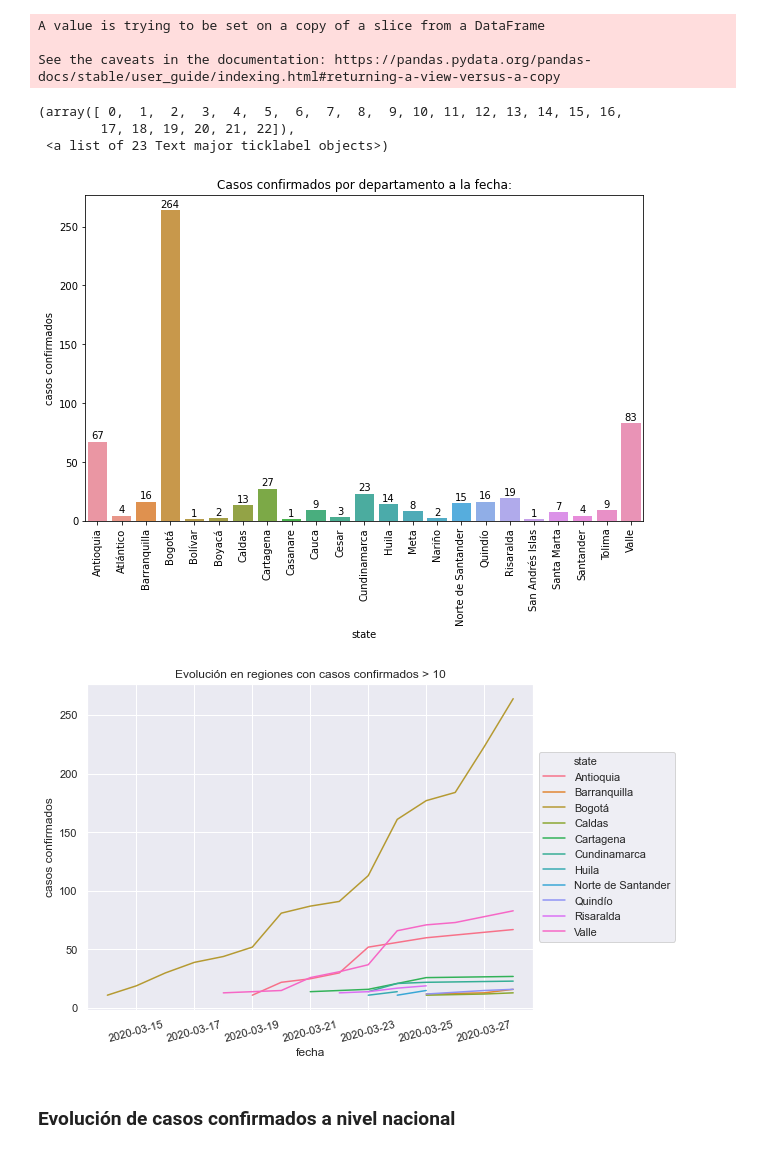
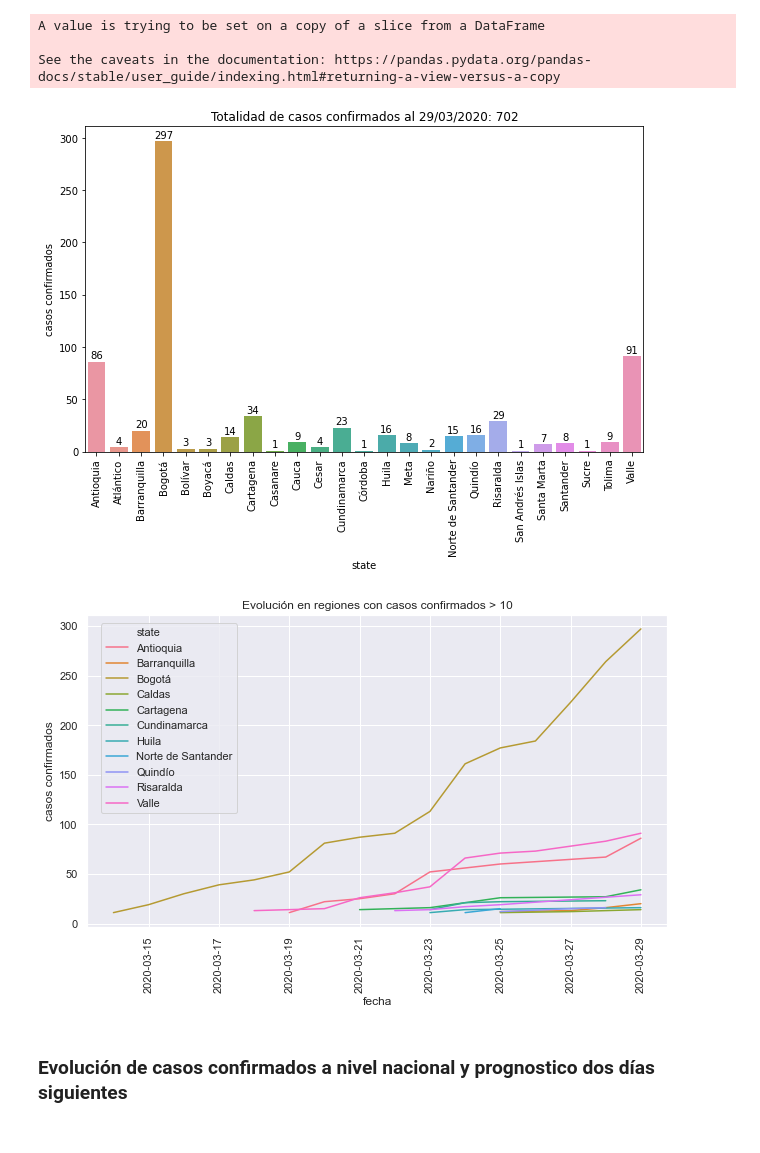
Before and after one commit to cesarliz10/covid_colombia, a Jupyter notebook: Analisis casos identificados covid-19 Colombia.ipynb, the cells around one changed output. Saved outputs shown, nothing was run; the diff lists cells and outputs as text; code cells hidden in the pictures.

```diff
--- a/Analisis casos identificados covid-19 Colombia.ipynb
+++ b/Analisis casos identificados covid-19 Colombia.ipynb
@@ -15,7 +15,7 @@ import seaborn as sns
 import matplotlib.pyplot as plt
 from scipy.optimize import curve_fit
 # %%
-confirmed_cases = pd.read_csv("casos_03_28.csv")
+confirmed_cases = pd.read_csv("casos_03_29.csv")
 confirmed_cases
 # %% [output]
 |  | ID de caso | Fecha de diagnóstico | Ciudad de ubicación | Departamento | Atención | Edad | Sexo | ... |
@@ -58,37 +58,36 @@ See the caveats in the documentation: https://pandas.pydata.org/pandas-docs/stab
 # %%
 plt.figure(figsize=(10,6))
 ss = df_state.groupby(['state']).cum_sum.max().reset_index()
+
 sns.barplot(x='state',y='cum_sum',data=ss)
 for i in ss.index:
     plt.gca().text(i , ss.loc[i,'cum_sum'] +1, str(int(ss.loc[i,'cum_sum'])),
             ha='center', va='bottom')
-plt.title("Casos confirmados por departamento a la fecha:")
+plt.title(f"Totalidad de casos confirmados al {df.date.max().strftime('%d/%m/%Y')}: {int(ss.cum_sum.sum())}")
 plt.ylabel('casos confirmados')
 plt.xticks(rotation=90)
-#plt.gca().set_yscale('log')
+plt.savefig('casos_por_departamentos.png')
 # %% [output]
-(array([ 0,  1,  2,  3,  4,  5,  6,  7,  8,  9, 10, 11, 12, 13, 14, 15, 16,
-        17, 18, 19, 20, 21, 22]),
- <a list of 23 Text major ticklabel objects>)
-[figure, old version]
+[figure, new version]
 # %%
-plt.figure(figsize=(10,6))
+plt.figure(figsize=(9,6))
 sns.set()
 sns.lineplot(x="date", y="cum_sum",
              hue="state",
              data=df_state[df_state.cum_sum>10])
 box = plt.gca().get_position()
-plt.gca().set_position([box.x0, box.y0, box.width * 0.8, box.height])
-plt.gca().legend(loc='center left', bbox_to_anchor=(1, 0.5))
-plt.xticks(rotation=15)
+#plt.gca().set_position([box.x0, box.y0, box.width * 0.8, box.height])
+plt.gca().legend(loc='upper left', bbox_to_anchor=(0.015, 0.99))
+plt.xticks(rotation=90)
 plt.xlabel('fecha')
 plt.ylabel('casos confirmados')
 plt.title('Evolución en regiones con casos confirmados > 10')
-plt.show()
+plt.tight_layout()
+plt.savefig('evolucion_por_departamentos.png')
 # %% [output]
-[figure, old version]
+[figure, new version]
 # %% [markdown]
-###  Evolución de casos confirmados a nivel nacional
+###  Evolución de casos confirmados a nivel nacional y prognostico dos días siguientes
 # %%
 df_daily = ( df.groupby(['date'])
             .apply(len)
```
Also changed, not shown: parts of 7 cells of this notebook, 5 other files.
